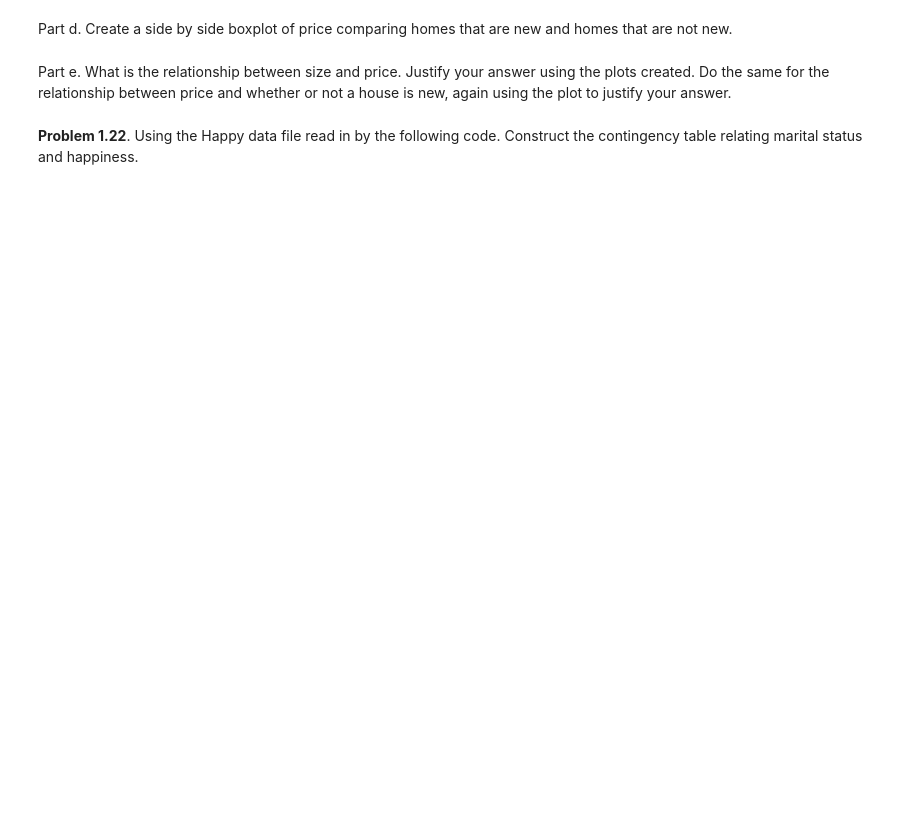
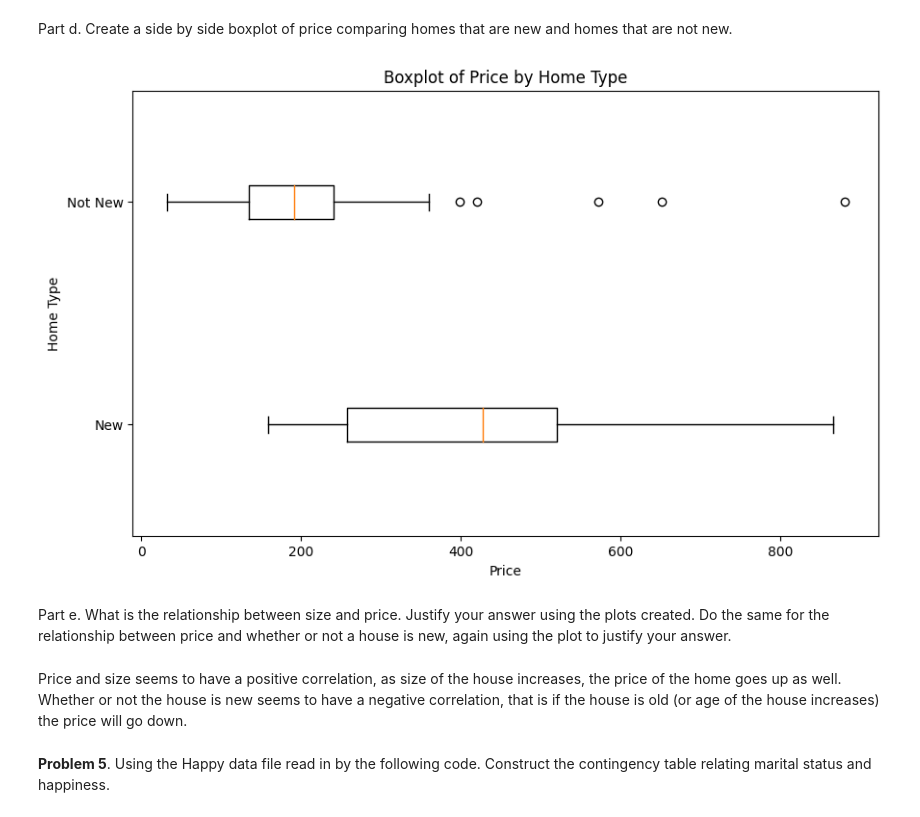
Before and after one commit to stat220/stat-220-hw1-rileyballard6, a Jupyter notebook: Stat_220_HW1.ipynb, the cells around one changed output. Cells and saved outputs as stored; diff of their text form; code cells hidden in the pictures; blank space fills up the shorter version.

```diff
--- a/Stat_220_HW1.ipynb
+++ b/Stat_220_HW1.ipynb
@@ -39,7 +167,18 @@ Part c. Find and plot the regression line on top of the scatterplot.
 # %% [markdown]
 Part d. Create a side by side boxplot of price comparing homes that are new and homes that are not new.
+# %%
+plt.figure(figsize=(10, 6))
+plt.boxplot([houses[houses['new'] == 1]['price'], houses[houses['new'] == 0]['price']], labels=['New', 'Not New'], vert=False)
+plt.title(f'Boxplot of Price by Home Type')
+plt.xlabel("Price")
+plt.ylabel('Home Type')
+plt.show()
+# %% [output]
+[figure, added]
 # %% [markdown]
 Part e. What is the relationship between size and price.  Justify your answer using the plots created. Do the same for the relationship between price and whether or not a house is new, again using the plot to justify your answer.
+# %% [markdown]
+Price and size seems to have a positive correlation, as size of the house increases, the price of the home goes up as well. Whether or not the house is new seems to have a negative correlation, that is if the house is old (or age of the house increases) the price will go down.
 # %% [markdown]
-**Problem 1.22**. Using the Happy data file read in by the following code. Construct the contingency table relating marital status and happiness.
+**Problem 5**. Using the Happy data file read in by the following code. Construct the contingency table relating marital status and happiness.
 # %%
```
Also changed, not shown: parts of 16 cells of this notebook.
